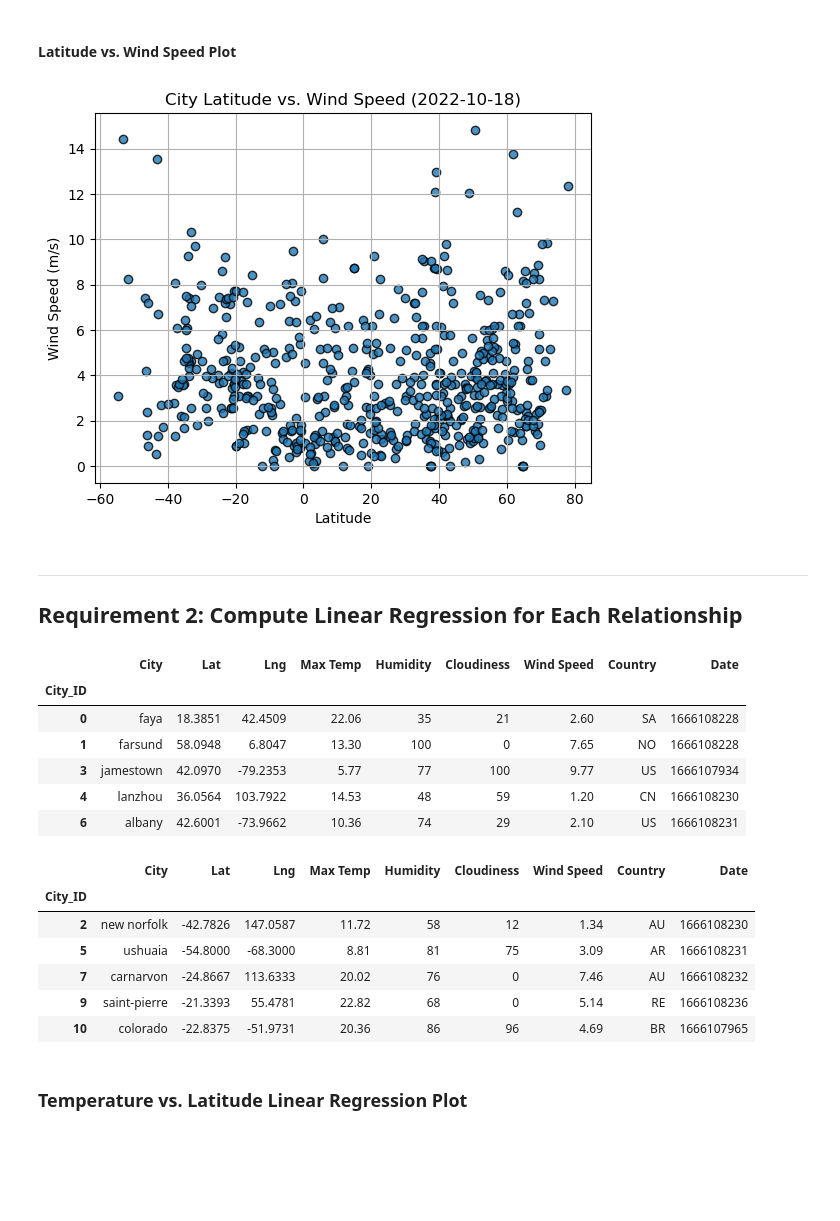
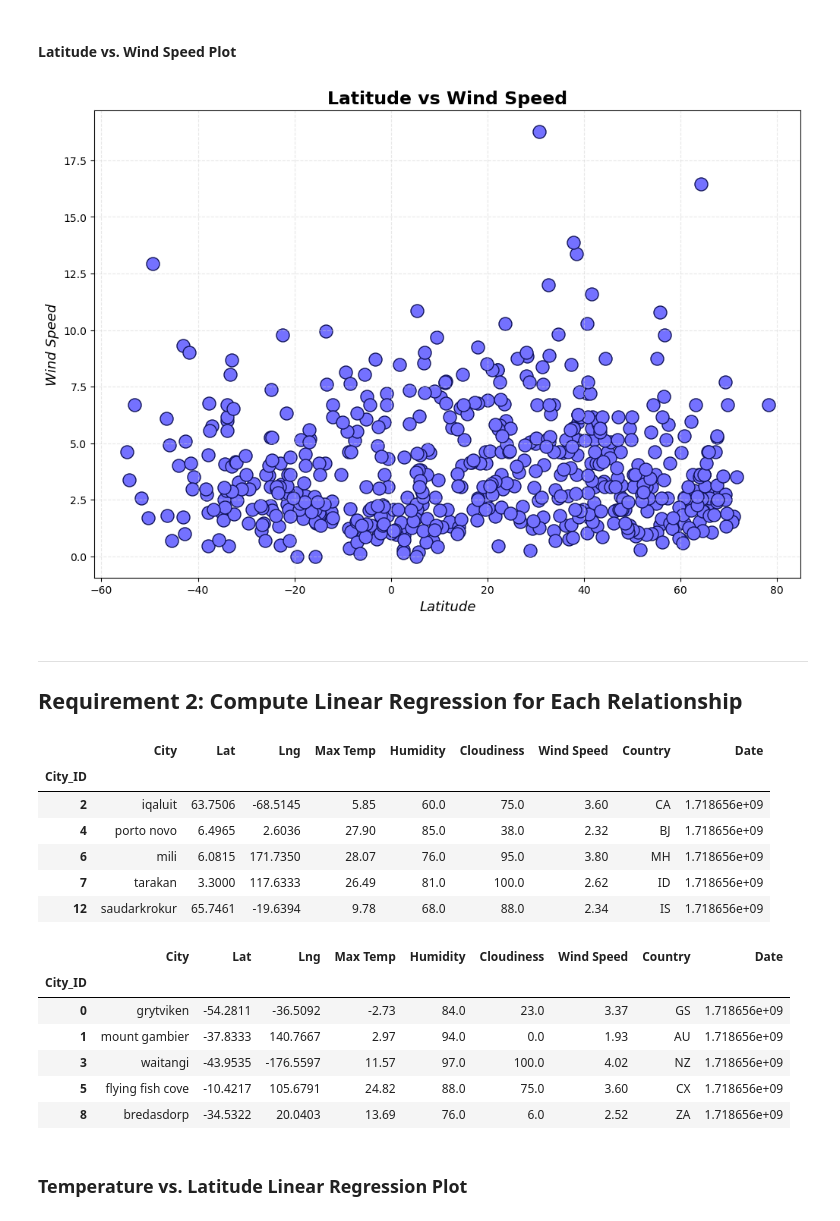
Before and after one commit to kjrebeck/python-api-challenge, a Jupyter notebook: WeatherPy/WeatherPy.ipynb, the cells around one changed output. Saved outputs shown, nothing was run; the diff lists cells and outputs as text; code cells hidden in the pictures; blank space fills up the shorter version.

```diff
--- a/WeatherPy/WeatherPy.ipynb
+++ b/WeatherPy/WeatherPy.ipynb
@@ -237,18 +320,30 @@ plt.show()
 #### Latitude vs. Wind Speed Plot
 # %%
 # Build the scatter plots for latitude vs. wind speed
-# YOUR CODE HERE
+x=city_data_df.Lat
+y=city_data_df['Wind Speed']
+
+#canvas
+plt.figure(figsize=(12,8))
+
+#plot
+plt.scatter(x, y,facecolor="#7471ff", edgecolor="#101358", s=150)
 
 # Incorporate the other graph properties
-# YOUR CODE HERE
+#customize
+plt.xlabel("Latitude", fontsize=13, fontstyle="italic")
+plt.ylabel("Wind Speed", fontsize=13, fontstyle="italic")
+plt.title("Latitude vs Wind Speed", fontweight="bold", fontsize=17)
+
+plt.grid(color="lightgrey", linestyle = "--", alpha=0.5)
 
 # Save the figure
 plt.savefig("output_data/Fig4.png")
 
 # Show plot
 plt.show()
 # %% [output]
-[figure, old version]
+[figure, new version]
 # %% [markdown]
 ---
 
@@ -259,30 +380,30 @@ plt.show()
 # %%
 # Create a DataFrame with the Northern Hemisphere data (Latitude >= 0)
-# YOUR CODE HERE
+north_hem_df=city_data_df.loc[city_data_df.Lat>=0]
 
 # Display sample data
-northern_hemi_df.head()
+north_hem_df.head()
 # %% [output]
 |  | City | Lat | Lng | Max Temp | Humidity | Cloudiness | Wind Speed | Country | Date |
 | City_ID |  |  |  |  |  |  |  |  |  |
-| 0 | faya | 18.3851 | 42.4509 | 22.06 | 35 | 21 | 2.60 | SA | 1666108228 |
-| 1 | farsund | 58.0948 | 6.8047 | 13.30 | 100 | 0 | 7.65 | NO | 1666108228 |
-| 3 | jamestown | 42.0970 | -79.2353 | 5.77 | 77 | 100 | 9.77 | US | 1666107934 |
-| 4 | lanzhou | 36.0564 | 103.7922 | 14.53 | 48 | 59 | 1.20 | CN | 1666108230 |
-| 6 | albany | 42.6001 | -73.9662 | 10.36 | 74 | 29 | 2.10 | US | 1666108231 |
+| 2 | iqaluit | 63.7506 | -68.5145 | 5.85 | 60.0 | 75.0 | 3.60 | CA | 1.718656e+09 |
+| 4 | porto novo | 6.4965 | 2.6036 | 27.90 | 85.0 | 38.0 | 2.32 | BJ | 1.718656e+09 |
+| 6 | mili | 6.0815 | 171.7350 | 28.07 | 76.0 | 95.0 | 3.80 | MH | 1.718656e+09 |
+| 7 | tarakan | 3.3000 | 117.6333 | 26.49 | 81.0 | 100.0 | 2.62 | ID | 1.718656e+09 |
+| 12 | saudarkrokur | 65.7461 | -19.6394 | 9.78 | 68.0 | 88.0 | 2.34 | IS | 1.718656e+09 |
 # %%
 # Create a DataFrame with the Southern Hemisphere data (Latitude < 0)
-# YOUR CODE HERE
+south_hem_df=city_data_df.loc[city_data_df.Lat<0]
 
 # Display sample data
-southern_hemi_df.head()
+south_hem_df.head()
 # %% [output]
 |  | City | Lat | Lng | Max Temp | Humidity | Cloudiness | Wind Speed | Country | Date |
 | City_ID |  |  |  |  |  |  |  |  |  |
-| 2 | new norfolk | -42.7826 | 147.0587 | 11.72 | 58 | 12 | 1.34 | AU | 1666108230 |
-| 5 | ushuaia | -54.8000 | -68.3000 | 8.81 | 81 | 75 | 3.09 | AR | 1666108231 |
-| 7 | carnarvon | -24.8667 | 113.6333 | 20.02 | 76 | 0 | 7.46 | AU | 1666108232 |
-| 9 | saint-pierre | -21.3393 | 55.4781 | 22.82 | 68 | 0 | 5.14 | RE | 1666108236 |
-| 10 | colorado | -22.8375 | -51.9731 | 20.36 | 86 | 96 | 4.69 | BR | 1666107965 |
+| 0 | grytviken | -54.2811 | -36.5092 | -2.73 | 84.0 | 23.0 | 3.37 | GS | 1.718656e+09 |
+| 1 | mount gambier | -37.8333 | 140.7667 | 2.97 | 94.0 | 0.0 | 1.93 | AU | 1.718656e+09 |
+| 3 | waitangi | -43.9535 | -176.5597 | 11.57 | 97.0 | 100.0 | 4.02 | NZ | 1.718656e+09 |
+| 5 | flying fish cove | -10.4217 | 105.6791 | 24.82 | 88.0 | 75.0 | 3.60 | CX | 1.718656e+09 |
+| 8 | bredasdorp | -34.5322 | 20.0403 | 13.69 | 76.0 | 6.0 | 2.52 | ZA | 1.718656e+09 |
 # %% [markdown]
 ###  Temperature vs. Latitude Linear Regression Plot
```
Also changed, not shown: parts of 36 cells of this notebook, 7 other files.
